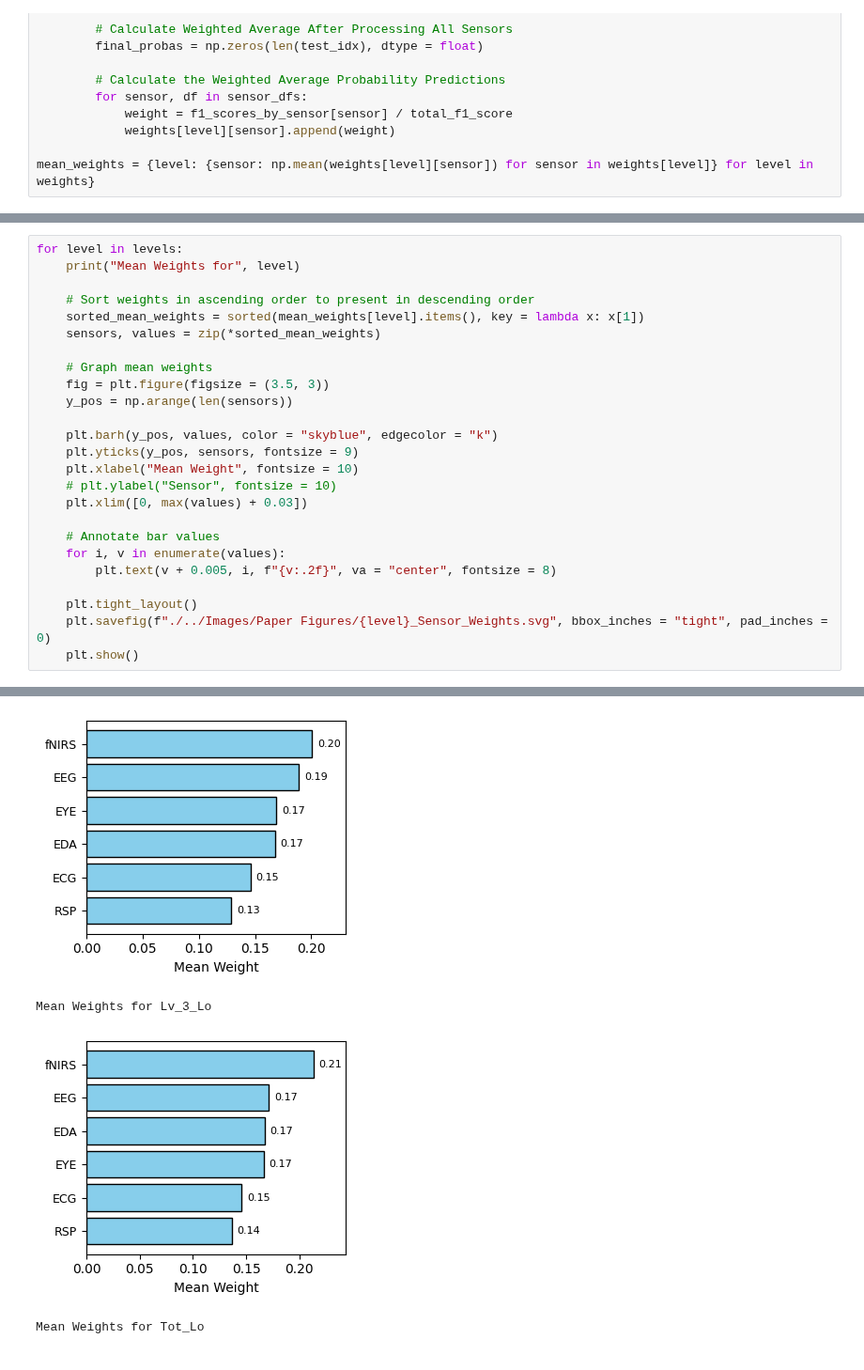
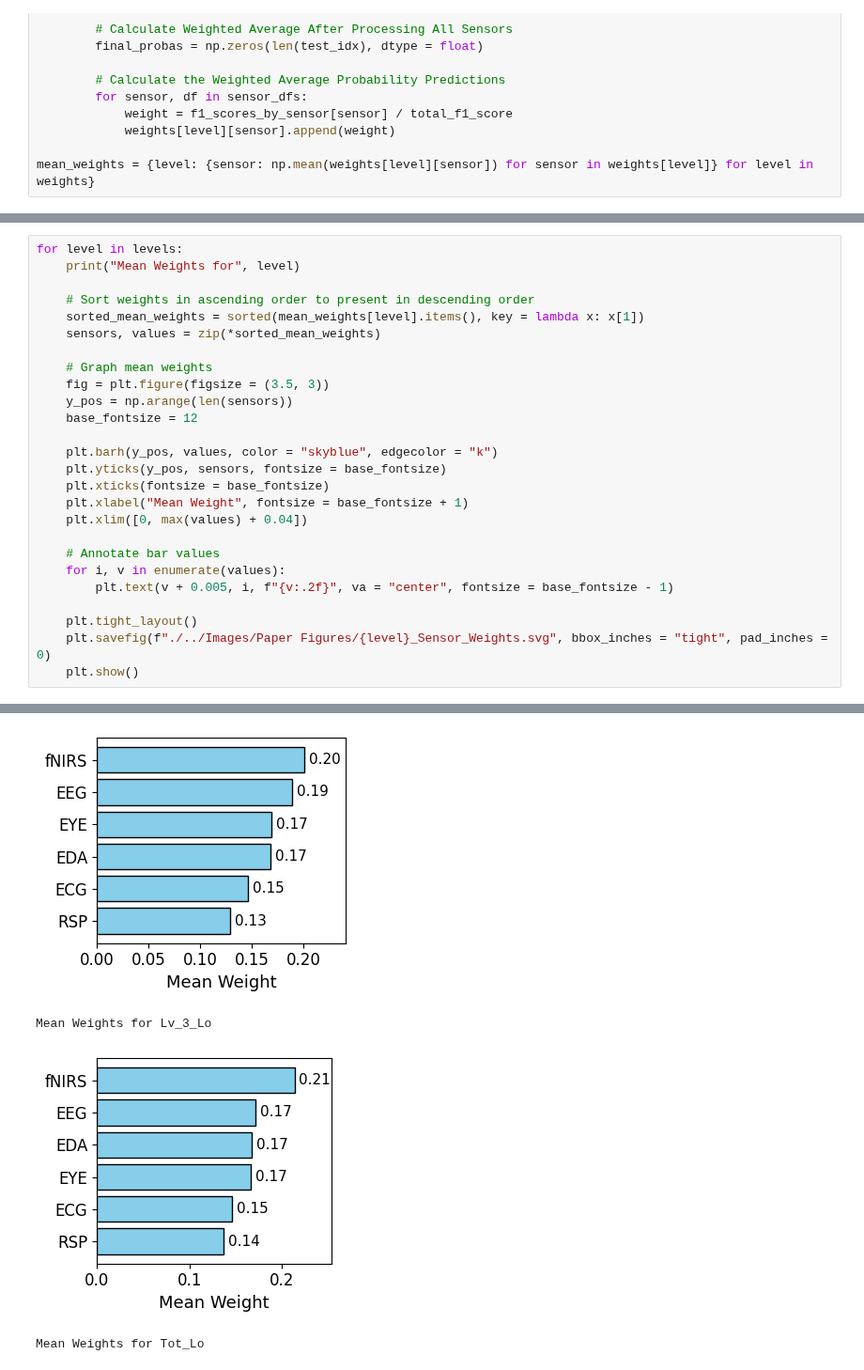
Before and after one commit to jaspershen21/jshen_DLA, a Jupyter notebook: Notebooks/Figures.ipynb, the cells around one changed output, grey strips where cells are left out. Shown at 94% size. Cells and saved outputs as stored; diff of their text form.

Commit message:
Increase fontsize for sensor weights figure.

```diff
--- a/Notebooks/Figures.ipynb
+++ b/Notebooks/Figures.ipynb
@@ -460,16 +456,17 @@ for level in levels:
     # Graph mean weights
     fig = plt.figure(figsize = (3.5, 3))
     y_pos = np.arange(len(sensors))
+    base_fontsize = 12
 
     plt.barh(y_pos, values, color = "skyblue", edgecolor = "k")
-    plt.yticks(y_pos, sensors, fontsize = 9)
-    plt.xlabel("Mean Weight", fontsize = 10)
-    # plt.ylabel("Sensor", fontsize = 10)
-    plt.xlim([0, max(values) + 0.03])
+    plt.yticks(y_pos, sensors, fontsize = base_fontsize)
+    plt.xticks(fontsize = base_fontsize)
+    plt.xlabel("Mean Weight", fontsize = base_fontsize + 1)
+    plt.xlim([0, max(values) + 0.04])
 
     # Annotate bar values
     for i, v in enumerate(values):
-        plt.text(v + 0.005, i, f"{v:.2f}", va = "center", fontsize = 8)
+        plt.text(v + 0.005, i, f"{v:.2f}", va = "center", fontsize = base_fontsize - 1)
 
     plt.tight_layout()
     plt.savefig(f"./../Images/Paper Figures/{level}_Sensor_Weights.svg", bbox_inches = "tight", pad_inches = 0)
@@ -480,5 +477,5 @@ Mean Weights for Lv_1_Lo
 Mean Weights for Lv_2_Lo
-[figure, old version]
+[figure, new version]
 Mean Weights for Lv_3_Lo
-[figure, old version]
+[figure, new version]
 Mean Weights for Tot_Lo
```
Also changed, not shown: parts of 4 cells of this notebook.
